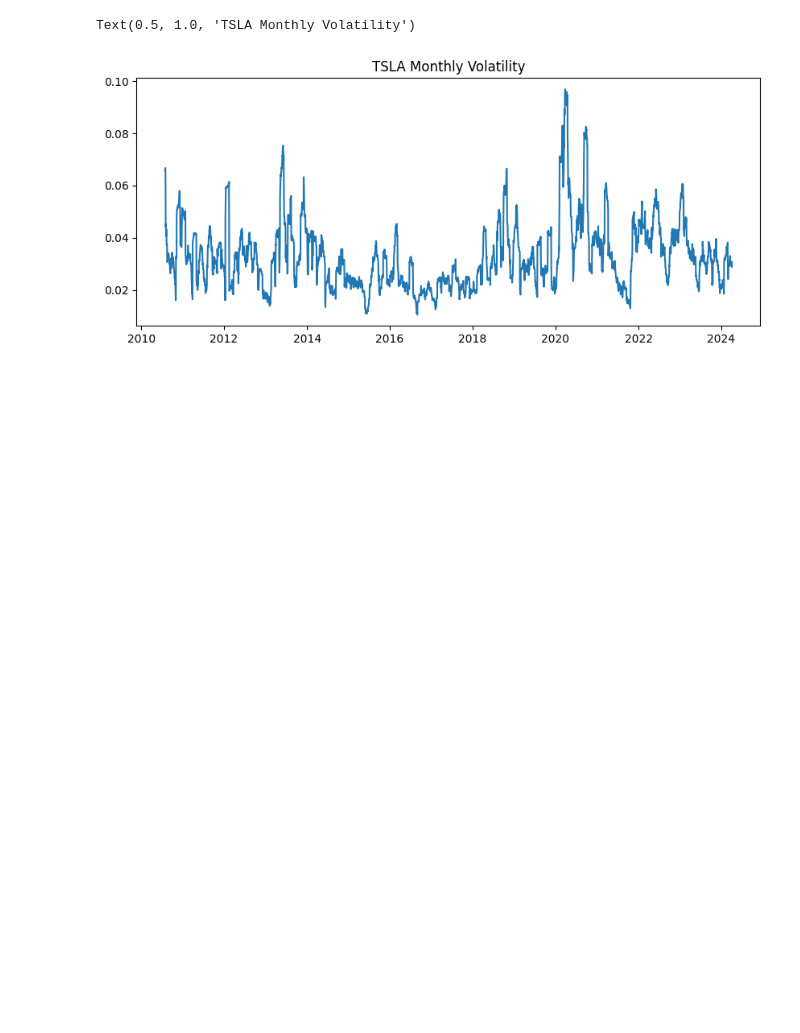
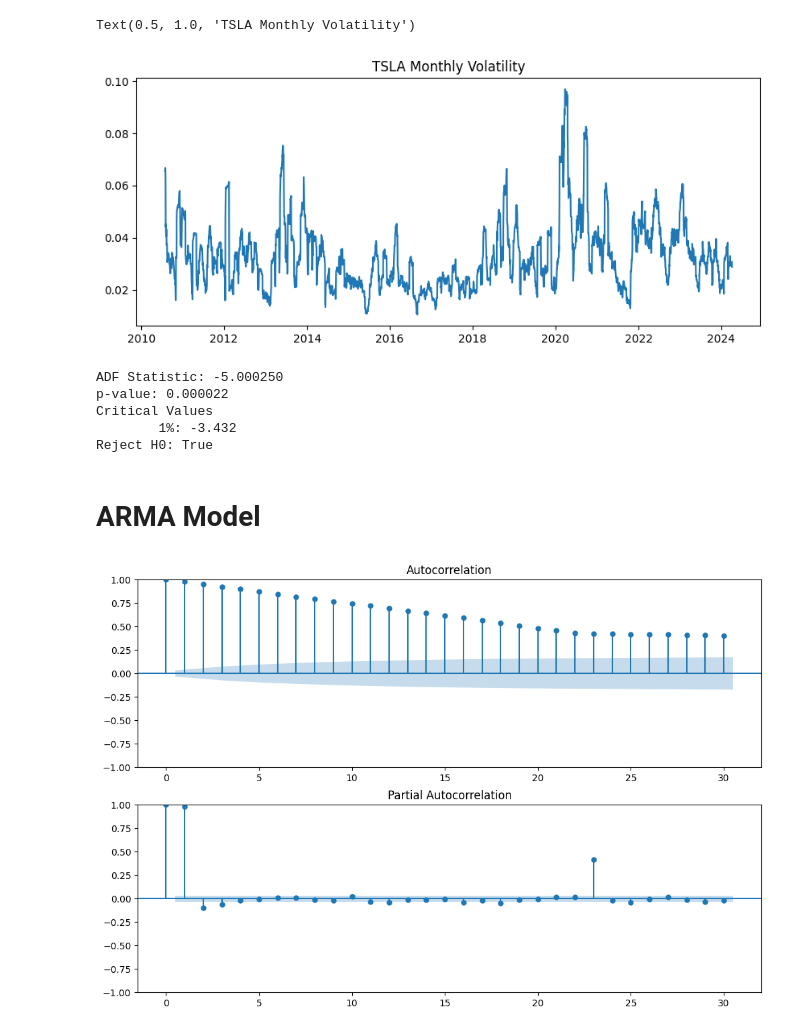
Before and after one commit to talhajamal11/mathematical_modelling, a Jupyter notebook: src/Volatility Prediction/main.ipynb, the cells around one changed output. Cells and saved outputs as stored; diff of their text form; code cells hidden in the pictures; blank space fills up the shorter version.

Commit message:
trying ARMA

```diff
--- a/src/Volatility Prediction/main.ipynb
+++ b/src/Volatility Prediction/main.ipynb
@@ -28,0 +57,17 @@ Text(0.5, 1.0, 'TSLA Monthly Volatility')
+# %%
+ADF_Cal(data['volatility'].dropna())
+# %% [output]
+ADF Statistic: -5.000250
+p-value: 0.000022
+Critical Values
+        1%: -3.432
+Reject H0: True
+# %% [markdown]
+# ARMA Model
+# %%
+fig, (ax1, ax2) = plt.subplots(2, 1, figsize=(12, 8))
+plot_acf(data['volatility'].dropna(), ax=ax1, lags = 30)
+plot_pacf(data['volatility'].dropna(), ax=ax2, lags = 30)
+plt.show()
+# %% [output]
+[figure, added]
```
Also changed, not shown: parts of 2 cells of this notebook.
